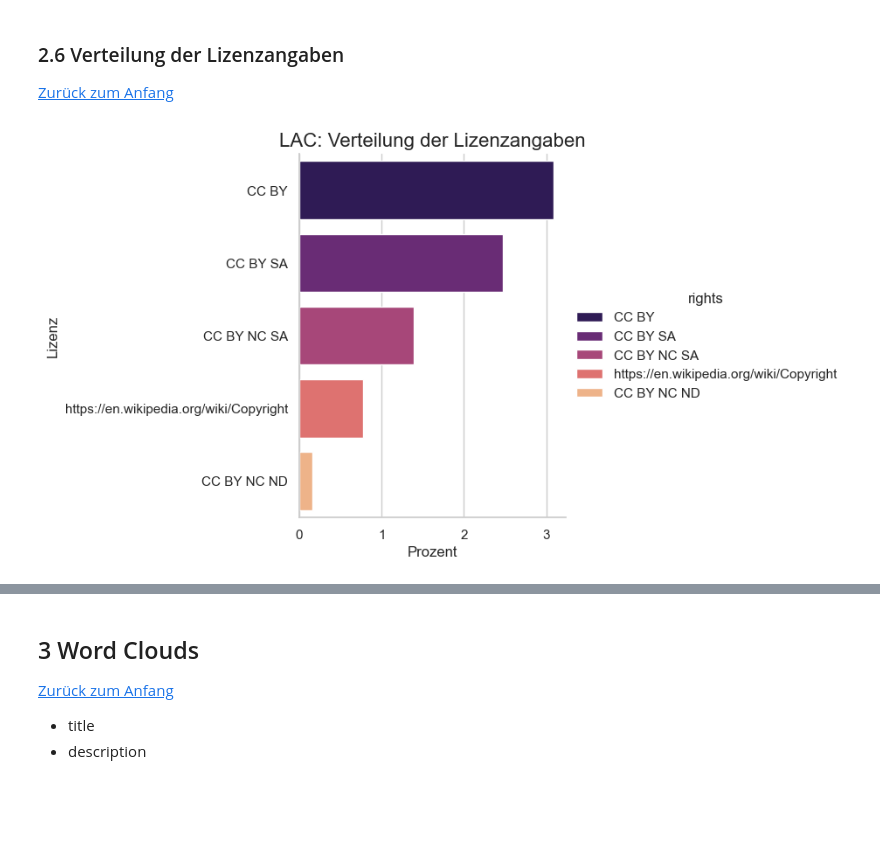
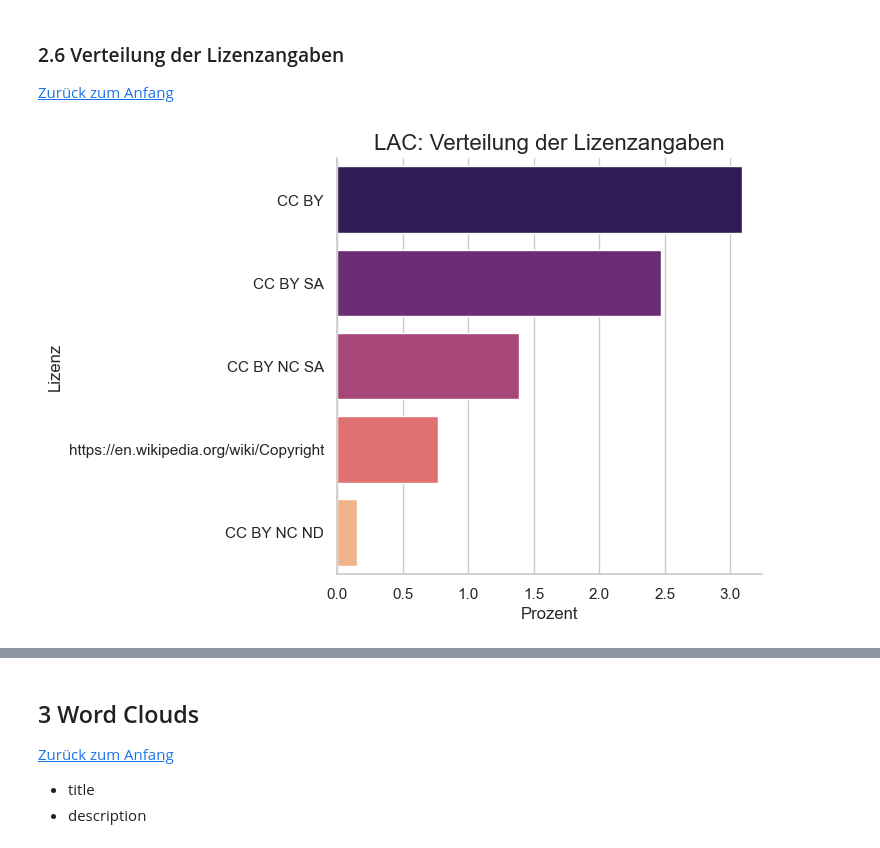
Before and after one commit to MarieMaurerDDM/research_data_repositories, a Jupyter notebook: src/visualizations/visuals_data_lac.ipynb, the cells around one changed output, grey strips where cells are left out. Drawn from its saved outputs; the diff is of its cells as text; code cells hidden in the pictures; blank space fills up the shorter version.

```diff
--- a/src/visualizations/visuals_data_lac.ipynb
+++ b/src/visualizations/visuals_data_lac.ipynb
@@ -211,13 +220,13 @@ plt.show()
 # %%
 order = data_lac['rights'].value_counts().index
 # Convert the column to a categorical type with the calculated order
 data_lac['rights'] = pd.Categorical(data_lac['rights'], categories=order, ordered=True)
 
-sns.catplot(data_lac, y = 'rights', kind = 'count', aspect = 1.5, stat='percent', hue = 'rights', palette='magma')
+sns.catplot(data_lac, y = 'rights', kind = 'count', aspect = 1.5, stat='percent', hue = 'rights', palette='magma', legend=False)
 
 plt.title('LAC: Verteilung der Lizenzangaben', fontsize=16)
 plt.xlabel('Prozent', fontsize=12)
 plt.ylabel('Lizenz', fontsize=12)
 plt.show()
 # %% [output]
-[figure, old version]
+[figure, new version]
```
Also changed, not shown: parts of 7 cells of this notebook, 2 other files.
